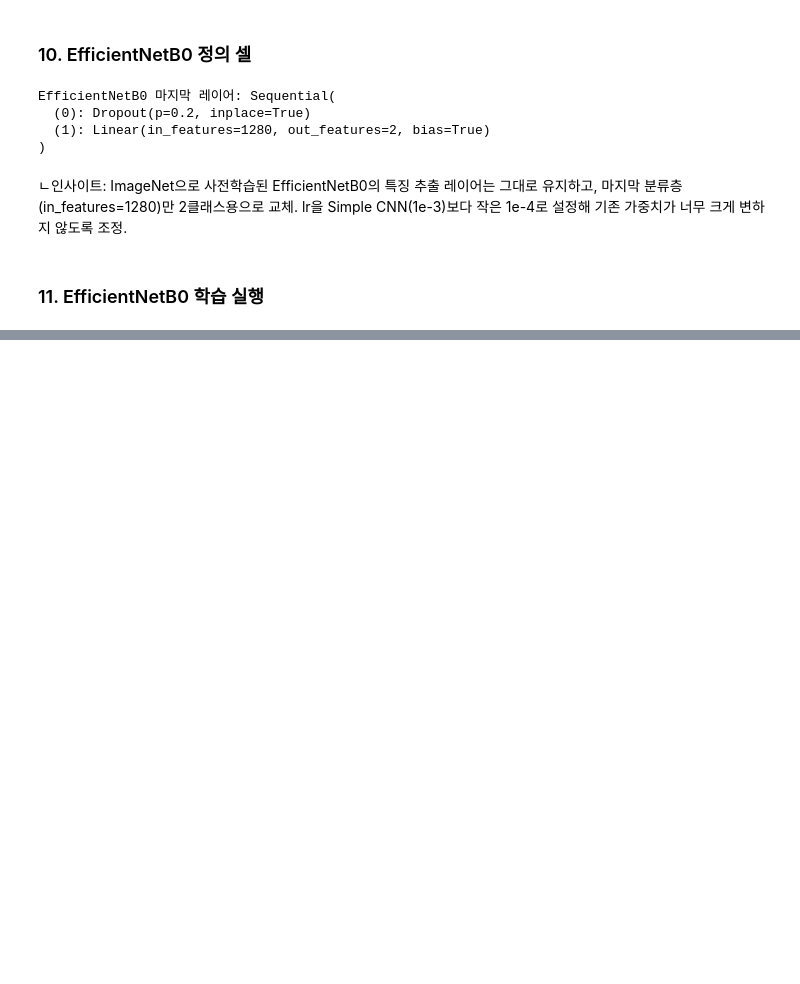
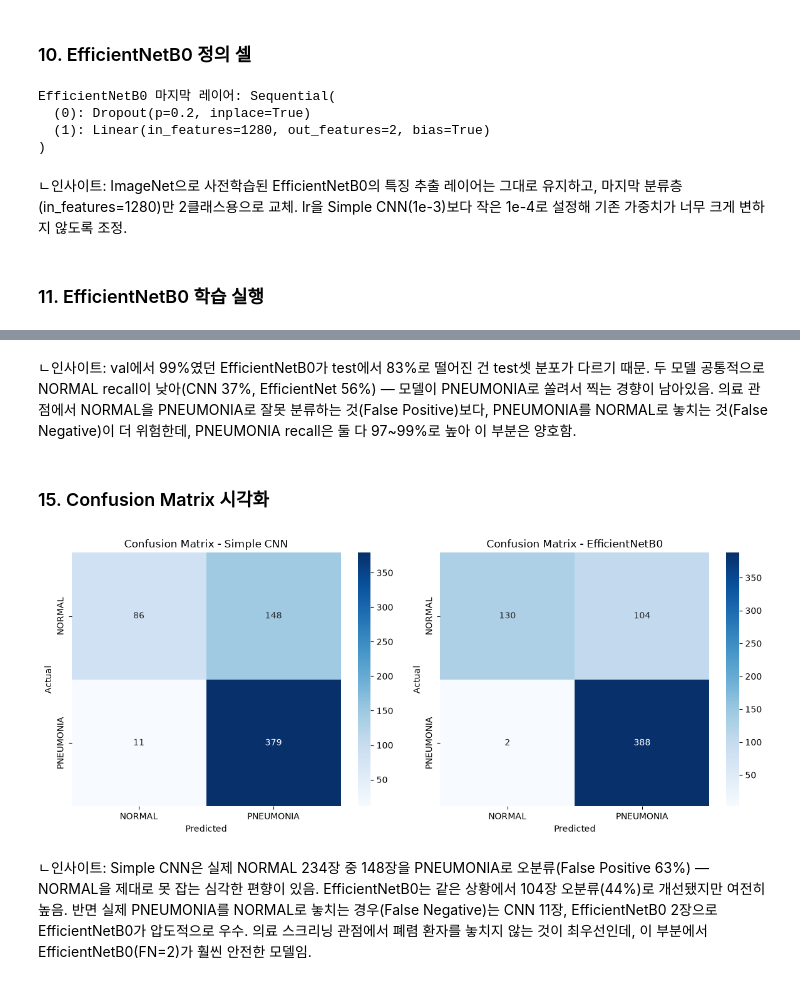
Before and after one commit to dayeon-kaia/chest-x-ray-pneumonia, a Jupyter notebook: eda_modeling.ipynb, the cells around one changed output, grey strips where cells are left out. Drawn from its saved outputs; the diff is of its cells as text; code cells hidden in the pictures; blank space fills up the shorter version.

```diff
--- a/eda_modeling.ipynb
+++ b/eda_modeling.ipynb
@@ -366,0 +492,28 @@ Epoch 6/10 | train_loss: 0.0230 train_acc: 0.9923 | val_loss: 0.0294 val_acc: 0.
+# %% [markdown]
+ㄴ인사이트: val에서 99%였던 EfficientNetB0가 test에서 83%로 떨어진 건 test셋 분포가 다르기 때문. 두 모델 공통적으로 NORMAL recall이 낮아(CNN 37%, EfficientNet 56%) — 모델이 PNEUMONIA로 쏠려서 찍는 경향이 남아있음. 의료 관점에서 NORMAL을 PNEUMONIA로 잘못 분류하는 것(False Positive)보다, PNEUMONIA를 NORMAL로 놓치는 것(False Negative)이 더 위험한데, PNEUMONIA recall은 둘 다 97~99%로 높아 이 부분은 양호함.
+# %% [markdown]
+### 15. Confusion Matrix 시각화
+# %%
+# Confusion Matrix 시각화 - 두 모델의 오분류 패턴 비교
+fig, axes = plt.subplots(1, 2, figsize=(12, 5))
+
+for ax, labels, preds, title in zip(
+    axes,
+    [cnn_labels, eff_labels],
+    [cnn_preds, eff_preds],
+    ["Simple CNN", "EfficientNetB0"]
+):
+    cm = confusion_matrix(labels, preds)
+    sns.heatmap(cm, annot=True, fmt="d", cmap="Blues", ax=ax,
+                xticklabels=["NORMAL", "PNEUMONIA"],
+                yticklabels=["NORMAL", "PNEUMONIA"])
+    ax.set_title(f"Confusion Matrix - {title}")
+    ax.set_xlabel("Predicted")
+    ax.set_ylabel("Actual")
+
+plt.tight_layout()
+plt.show()
+# %% [output]
+[figure, added]
+# %% [markdown]
+ㄴ인사이트: Simple CNN은 실제 NORMAL 234장 중 148장을 PNEUMONIA로 오분류(False Positive 63%) — NORMAL을 제대로 못 잡는 심각한 편향이 있음. EfficientNetB0는 같은 상황에서 104장 오분류(44%)로 개선됐지만 여전히 높음. 반면 실제 PNEUMONIA를 NORMAL로 놓치는 경우(False Negative)는 CNN 11장, EfficientNetB0 2장으로 EfficientNetB0가 압도적으로 우수. 의료 스크리닝 관점에서 폐렴 환자를 놓치지 않는 것이 최우선인데, 이 부분에서 EfficientNetB0(FN=2)가 훨씬 안전한 모델임.
```
Also changed, not shown: parts of 13 cells of this notebook.
